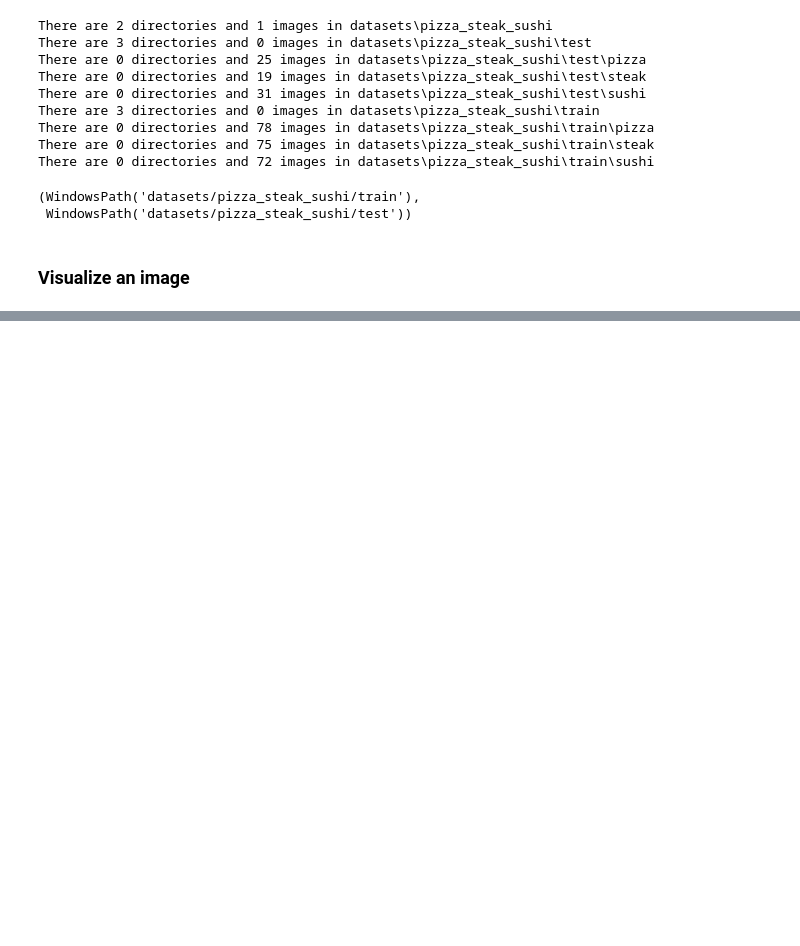
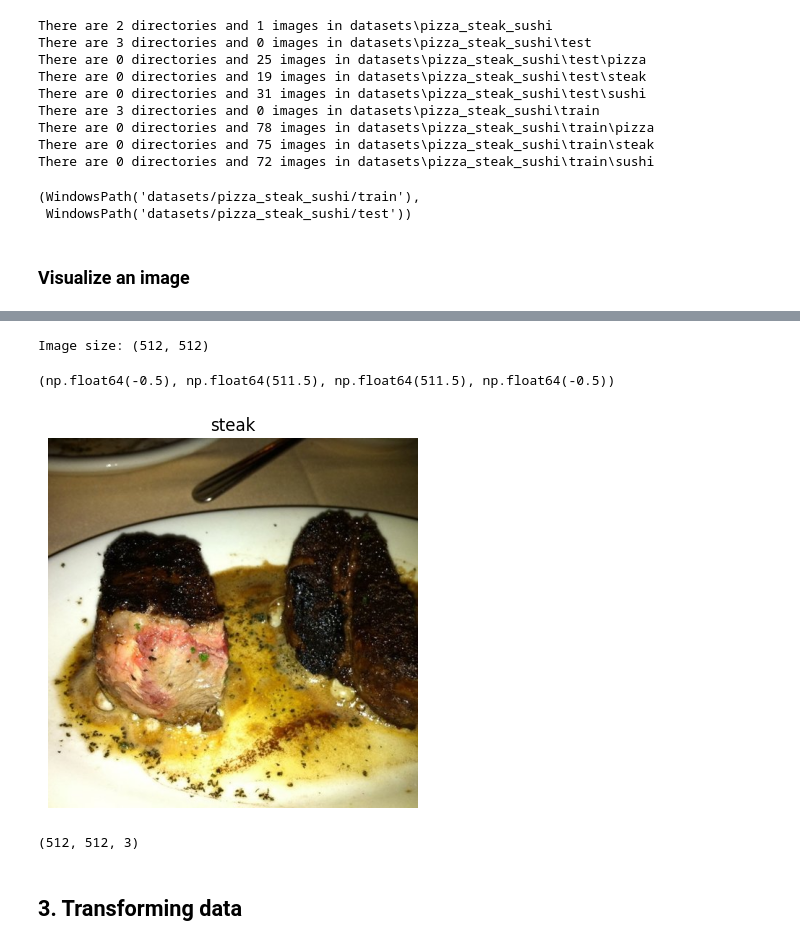
Before and after one commit to MuhammadAbuBakarQureshi/Machine-Learning, a Jupyter notebook: PyTorch/10-PyTorch-Custom-Datasets.ipynb, the cells around one changed output, grey strips where cells are left out. Drawn from its saved outputs; the diff is of its cells as text; code cells hidden in the pictures; blank space fills up the shorter version.

```diff
--- a/PyTorch/10-PyTorch-Custom-Datasets.ipynb
+++ b/PyTorch/10-PyTorch-Custom-Datasets.ipynb
@@ -77,0 +106,17 @@ train_dir, test_dir
+# %%
+print(f"Image size: {img.size}")
+plt.title(image_class)
+plt.imshow(img)
+plt.axis(False)
+# %% [output]
+Image size: (512, 512)
+(np.float64(-0.5), np.float64(511.5), np.float64(511.5), np.float64(-0.5))
+[figure, added]
+# %%
+img_np = np.asarray(img)
+
+img_np.shape
+# %% [output]
+(512, 512, 3)
+# %% [markdown]
+## 3. Transforming data
```
Also changed, not shown: parts of 5 cells of this notebook.
